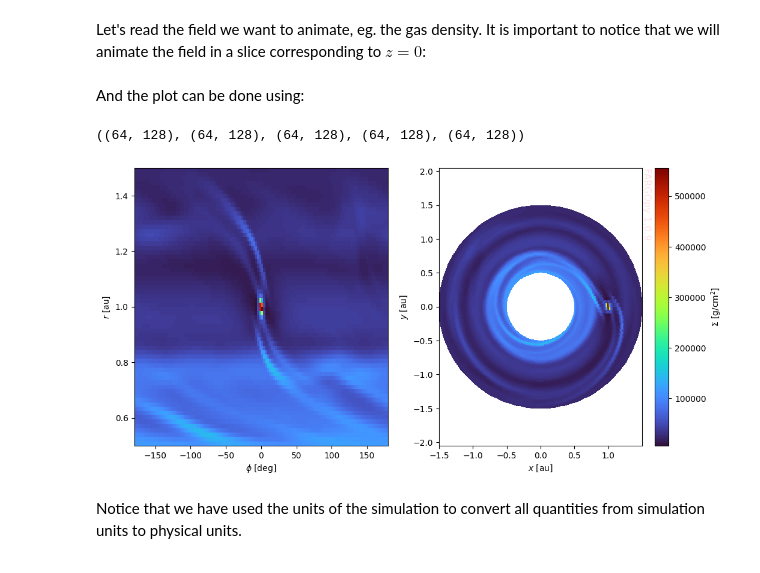
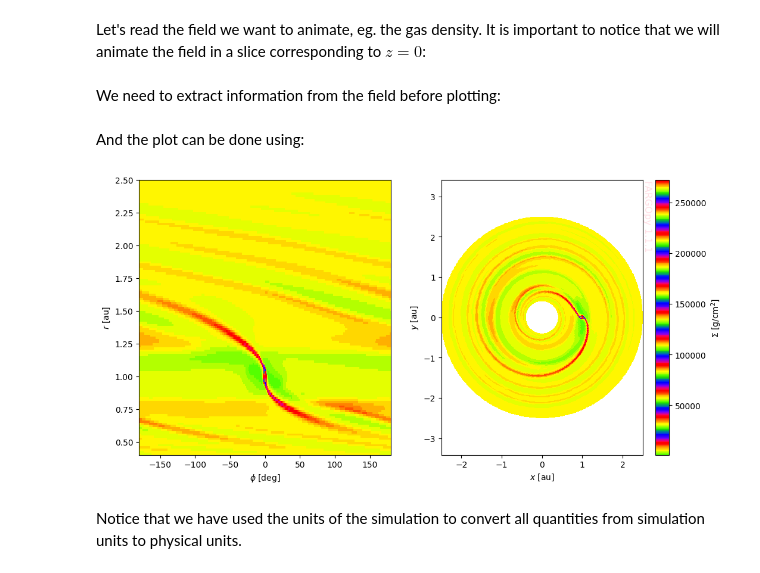
Before and after one commit to seap-udea/fargopy, a Jupyter notebook: examples/fargopy-tutorial-basics.ipynb, the cells around one changed output. Drawn from its saved outputs; the diff is of its cells as text; code cells hidden in the pictures.

```diff
--- a/examples/fargopy-tutorial-basics.ipynb
+++ b/examples/fargopy-tutorial-basics.ipynb
@@ -58,5 +59,5 @@ pds70iso:
 # %% [markdown]
 Download, for instance, the 2D simulation of a disk with a Jovian planet:
 # %%
-simpath = fp.Simulation.download_precomputed('p3disoj')
+simpath = fp.Simulation.download_precomputed('fargo')
 # %% [output]
@@ -82,57 +88,55 @@ Planets found in summary.dat:
 # %% [markdown]
 Let's read the field we want to animate, eg. the gas density. It is important to notice that we will animate the field in a slice corresponding to $z=0$:
 # %%
-fields_spherical = sim.load_field(
+fields_cyl = sim.load_field(
     fields='gasdens',
     snapshot=[1, sim.nsnaps-1],
-    coords='spherical',
-    slice='theta=1.56'
+    coords='cyllindrical',
+    slice='z=0'
 )
 
 fields_cartesian = sim.load_field(
     fields='gasdens',
     snapshot=[1, sim.nsnaps-1],
     coords='cartesian',
-    slice='theta=1.56'
+    slice='z=0'
 )
+# %% [markdown]
+We need to extract information from the field before plotting:
+# %%
+snapshot = 5
+
+phi = fields_cyl.var1_mesh[snapshot]
+r = fields_cyl.var2_mesh[snapshot]
+
+x = fields_cartesian.var1_mesh[snapshot]
+y = fields_cartesian.var2_mesh[snapshot]
+
+gasdens_plane = fields_cartesian.gasdens_mesh[snapshot]
 # %% [markdown]
 And the plot can be done using:
-# %%
-snapshot = 5
-
-phi = fields_spherical.var1_mesh[snapshot]
-r = fields_spherical.var2_mesh[snapshot]
-
-x = fields_cartesian.var1_mesh[snapshot]
-y = fields_cartesian.var2_mesh[snapshot]
-
-gasdens_plane = fields_cartesian.gasdens_mesh[snapshot]
-
-x.shape, y.shape, gasdens_plane.shape, r.shape, phi.shape
-# %% [output]
-((64, 128), (64, 128), (64, 128), (64, 128), (64, 128))
 # %%
 plt.close('all')
 fig,axs = plt.subplots(1,2,figsize=(12,6))
-cmap = 'turbo'
+cmap = 'prism_r'
 
 ax = axs[0]
 ax.pcolormesh(phi*fp.RAD,r*sim.UL/fp.AU,gasdens_plane*sim.USIGMA,cmap=cmap)
 ax.set_xlabel('$\phi$ [deg]')
 ax.set_ylabel('$r$ [au]')
 
 ax = axs[1]
 c = ax.pcolormesh(x*sim.UL/fp.AU,y*sim.UL/fp.AU,gasdens_plane*sim.USIGMA,cmap=cmap)
 ax.set_xlabel('$x$ [au]')
 ax.set_ylabel('$y$ [au]')
 ax.axis('equal')
 fp.Plot.fargopy_mark(ax, frac=1/4)
 
 axc = fig.colorbar(c)
 axc.set_label("$\Sigma$ [g/cm$^2$]")
 plt.savefig('gallery/fargopy-tutorial-animations_0.png') # Save figure
 # %% [output]
-[figure, old version]
+[figure, new version]
 # %% [markdown]
 Notice that we have used the units of the simulation to convert all quantities from simulation units to physical units.
 # %% [markdown]
```
Also changed, not shown: parts of 7 cells of this notebook, 27 other files.
